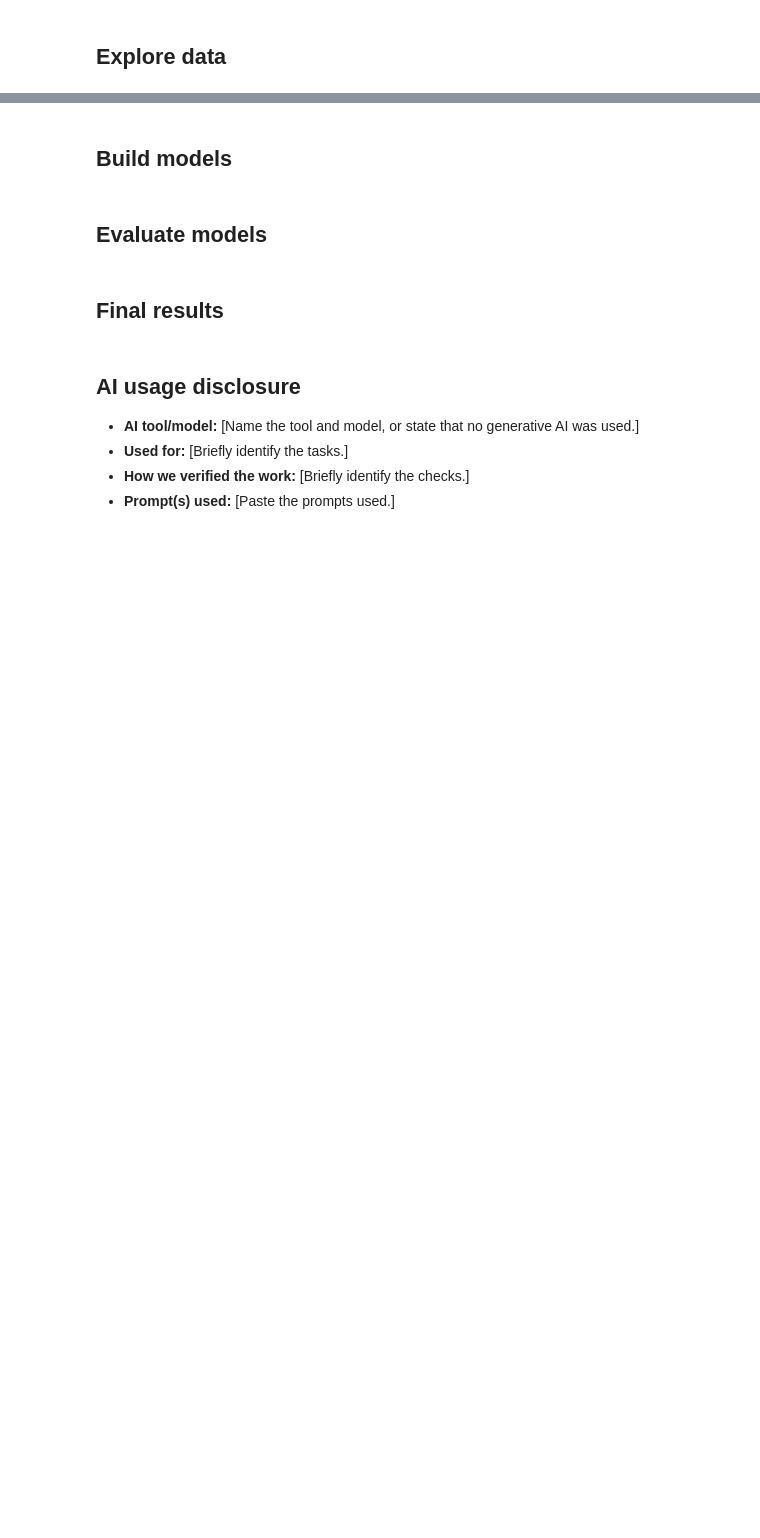
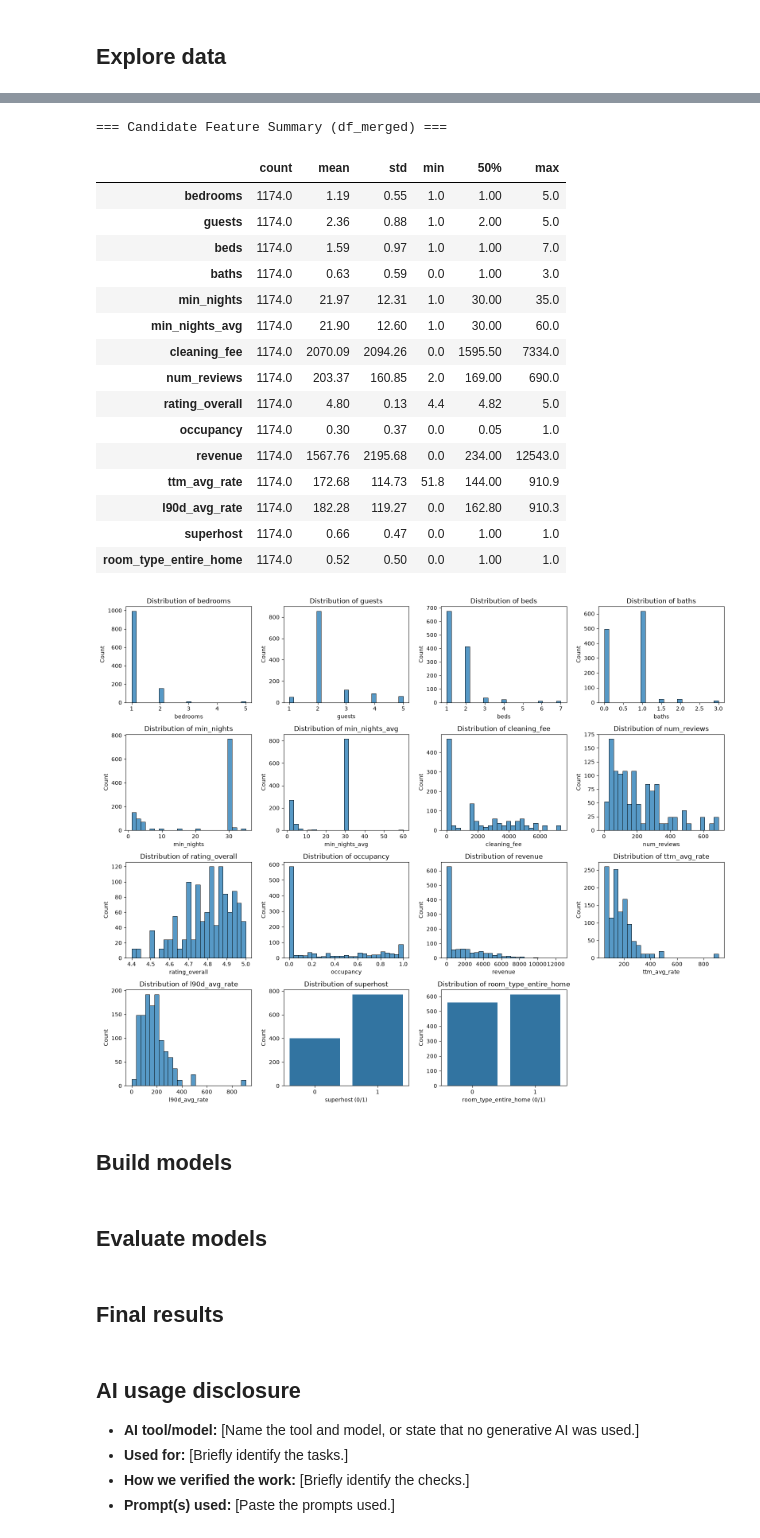
Before and after one commit to 9-uh/DS3001_Project_Group4, a Jupyter notebook: notebook.ipynb, the cells around one changed output, grey strips where cells are left out. Saved outputs shown, nothing was run; the diff lists cells and outputs as text; code cells hidden in the pictures; blank space fills up the shorter version.

```diff
--- a/notebook.ipynb
+++ b/notebook.ipynb
@@ -41,3 +229,55 @@ calendar_df = pd.read_csv('data/past_calendar_rates.csv')
+# %%
+feature_candidates = [
+    "bedrooms", "guests", "beds", "baths", "min_nights", "min_nights_avg",
+    "cleaning_fee", "num_reviews", "rating_overall", "occupancy", "revenue",
+    "ttm_avg_rate", "l90d_avg_rate", "superhost", "room_type_entire_home"
+]
+present_features = [c for c in feature_candidates if c in df_merged.columns]
+
+print("=== Candidate Feature Summary (df_merged) ===")
+display(df_merged[present_features].describe().T[["count", "mean", "std", "min", "50%", "max"]].round(2))
+
+n_cols = 4
+n_rows = int(np.ceil(len(present_features) / n_cols))
+fig, axes = plt.subplots(n_rows, n_cols, figsize=(16, 3.25 * n_rows))
+axes_flat = axes.flatten()
+
+for idx, col in enumerate(present_features):
+    ax = axes_flat[idx]
+    is_binary = set(df_merged[col].dropna().unique()).issubset({0, 1})
+    if is_binary:
+        sns.countplot(data=df_merged, x=col, ax=ax)
+        ax.set_xlabel(f"{col} (0/1)")
+    else:
+        sns.histplot(df_merged[col], bins=25, kde=False, ax=ax)
+        ax.set_xlabel(col)
+    ax.set_title(f"Distribution of {col}")
+    ax.set_ylabel("Count")
+
+for idx in range(len(present_features), len(axes_flat)):
+    axes_flat[idx].axis("off")
+
+plt.tight_layout()
+plt.show()
+# %% [output]
+=== Candidate Feature Summary (df_merged) ===
+|  | count | mean | std | min | 50% | max |
+| bedrooms | 1174.0 | 1.19 | 0.55 | 1.0 | 1.00 | 5.0 |
+| guests | 1174.0 | 2.36 | 0.88 | 1.0 | 2.00 | 5.0 |
+| beds | 1174.0 | 1.59 | 0.97 | 1.0 | 1.00 | 7.0 |
+| baths | 1174.0 | 0.63 | 0.59 | 0.0 | 1.00 | 3.0 |
+| min_nights | 1174.0 | 21.97 | 12.31 | 1.0 | 30.00 | 35.0 |
+| min_nights_avg | 1174.0 | 21.90 | 12.60 | 1.0 | 30.00 | 60.0 |
+| cleaning_fee | 1174.0 | 2070.09 | 2094.26 | 0.0 | 1595.50 | 7334.0 |
+| num_reviews | 1174.0 | 203.37 | 160.85 | 2.0 | 169.00 | 690.0 |
+| rating_overall | 1174.0 | 4.80 | 0.13 | 4.4 | 4.82 | 5.0 |
+| occupancy | 1174.0 | 0.30 | 0.37 | 0.0 | 0.05 | 1.0 |
+| revenue | 1174.0 | 1567.76 | 2195.68 | 0.0 | 234.00 | 12543.0 |
+| ttm_avg_rate | 1174.0 | 172.68 | 114.73 | 51.8 | 144.00 | 910.9 |
+| l90d_avg_rate | 1174.0 | 182.28 | 119.27 | 0.0 | 162.80 | 910.3 |
+| superhost | 1174.0 | 0.66 | 0.47 | 0.0 | 1.00 | 1.0 |
+| room_type_entire_home | 1174.0 | 0.52 | 0.50 | 0.0 | 1.00 | 1.0 |
+[figure, added]
 # %% [markdown]
 ## Build models
 # %%
```
Also changed, not shown: parts of 6 cells of this notebook.
